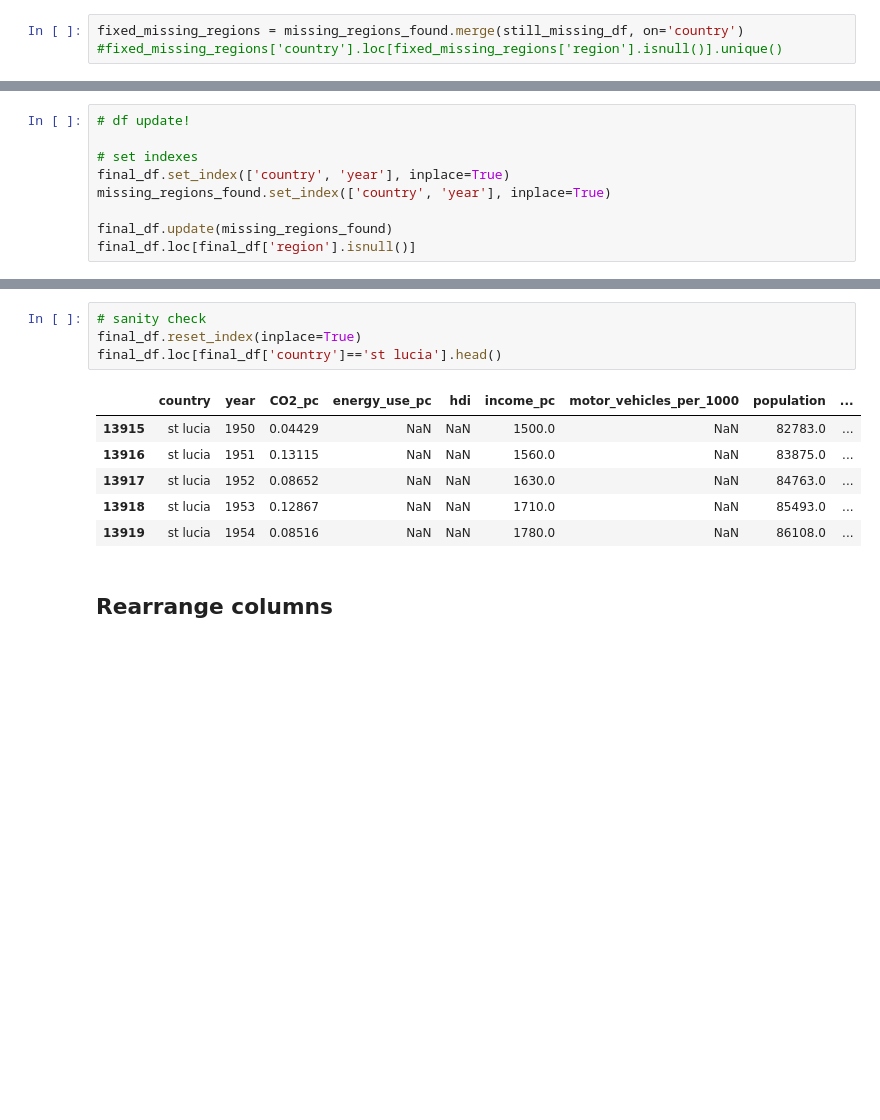
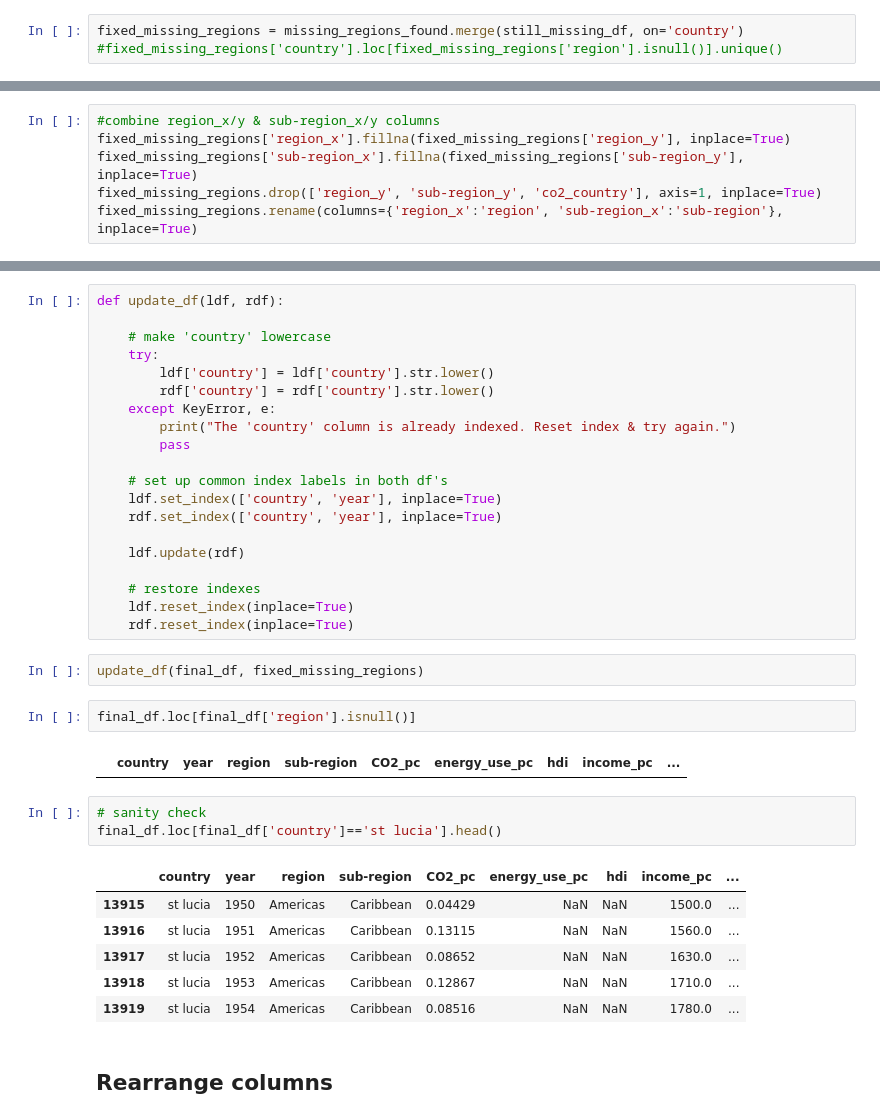
Before and after one commit to limegimlet/data_analysis_gapminder_co2, a Jupyter notebook: gapminder/make_df.ipynb, the cells around one changed output, grey strips where cells are left out. Drawn from its saved outputs; the diff is of its cells as text; blank space fills up the shorter version.

```diff
--- a/gapminder/make_df.ipynb
+++ b/gapminder/make_df.ipynb
@@ -741,9 +738,0 @@ fixed_missing_regions
-# %%
-# df update!
-
-# set indexes
-final_df.set_index(['country', 'year'], inplace=True)
-missing_regions_found.set_index(['country', 'year'], inplace=True)
-
-final_df.update(missing_regions_found)
-final_df.loc[final_df['region'].isnull()]
@@ -749,0 +749,6 @@ final_df.loc[final_df['region'].isnull()]
+# %%
+#combine region_x/y & sub-region_x/y columns
+fixed_missing_regions['region_x'].fillna(fixed_missing_regions['region_y'], inplace=True)
+fixed_missing_regions['sub-region_x'].fillna(fixed_missing_regions['sub-region_y'], inplace=True)
+fixed_missing_regions.drop(['region_y', 'sub-region_y', 'co2_country'], axis=1, inplace=True)
+fixed_missing_regions.rename(columns={'region_x':'region', 'sub-region_x':'sub-region'}, inplace=True)
@@ -750,14 +765,39 @@ final_df.loc[final_df['region'].isnull()]
+# %%
+def update_df(ldf, rdf):
+
+    # make 'country' lowercase
+    try:
+        ldf['country'] = ldf['country'].str.lower()
+        rdf['country'] = rdf['country'].str.lower()
+    except KeyError, e:
+        print("The 'country' column is already indexed. Reset index & try again.")
+        pass
+
+    # set up common index labels in both df's
+    ldf.set_index(['country', 'year'], inplace=True)
+    rdf.set_index(['country', 'year'], inplace=True)
+
+    ldf.update(rdf)
+
+    # restore indexes
+    ldf.reset_index(inplace=True)
+    rdf.reset_index(inplace=True)
+# %%
+update_df(final_df, fixed_missing_regions)
+# %%
+final_df.loc[final_df['region'].isnull()]
+# %% [output]
+|  | country | year | region | sub-region | CO2_pc | energy_use_pc | hdi | income_pc | ... |
 # %%
 # sanity check
-final_df.reset_index(inplace=True)
 final_df.loc[final_df['country']=='st lucia'].head()
 # %% [output]
-|  | country | year | CO2_pc | energy_use_pc | hdi | income_pc | motor_vehicles_per_1000 | population | ... |
-| 13915 | st lucia | 1950 | 0.04429 | NaN | NaN | 1500.0 | NaN | 82783.0 | ... |
-| 13916 | st lucia | 1951 | 0.13115 | NaN | NaN | 1560.0 | NaN | 83875.0 | ... |
-| 13917 | st lucia | 1952 | 0.08652 | NaN | NaN | 1630.0 | NaN | 84763.0 | ... |
-| 13918 | st lucia | 1953 | 0.12867 | NaN | NaN | 1710.0 | NaN | 85493.0 | ... |
-| 13919 | st lucia | 1954 | 0.08516 | NaN | NaN | 1780.0 | NaN | 86108.0 | ... |
+|  | country | year | region | sub-region | CO2_pc | energy_use_pc | hdi | income_pc | ... |
+| 13915 | st lucia | 1950 | Americas | Caribbean | 0.04429 | NaN | NaN | 1500.0 | ... |
+| 13916 | st lucia | 1951 | Americas | Caribbean | 0.13115 | NaN | NaN | 1560.0 | ... |
+| 13917 | st lucia | 1952 | Americas | Caribbean | 0.08652 | NaN | NaN | 1630.0 | ... |
+| 13918 | st lucia | 1953 | Americas | Caribbean | 0.12867 | NaN | NaN | 1710.0 | ... |
+| 13919 | st lucia | 1954 | Americas | Caribbean | 0.08516 | NaN | NaN | 1780.0 | ... |
 # %% [markdown]
 ## Rearrange columns
 # %%
```
Also changed, not shown: parts of 10 cells of this notebook, 1 other file.
